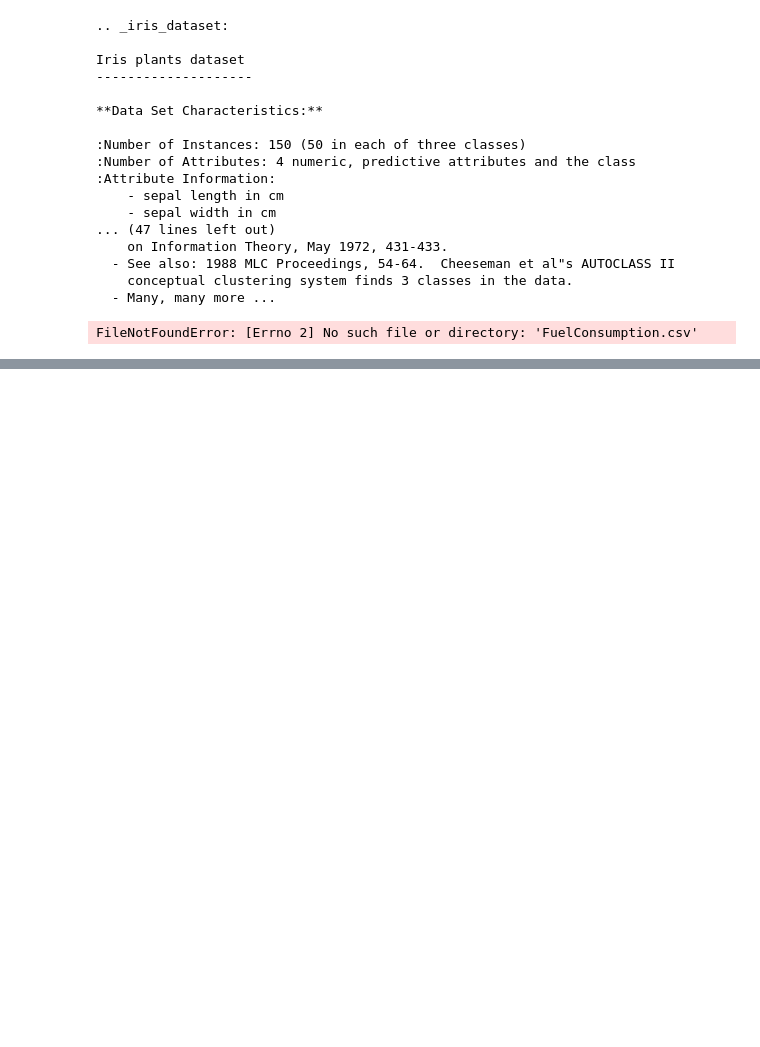
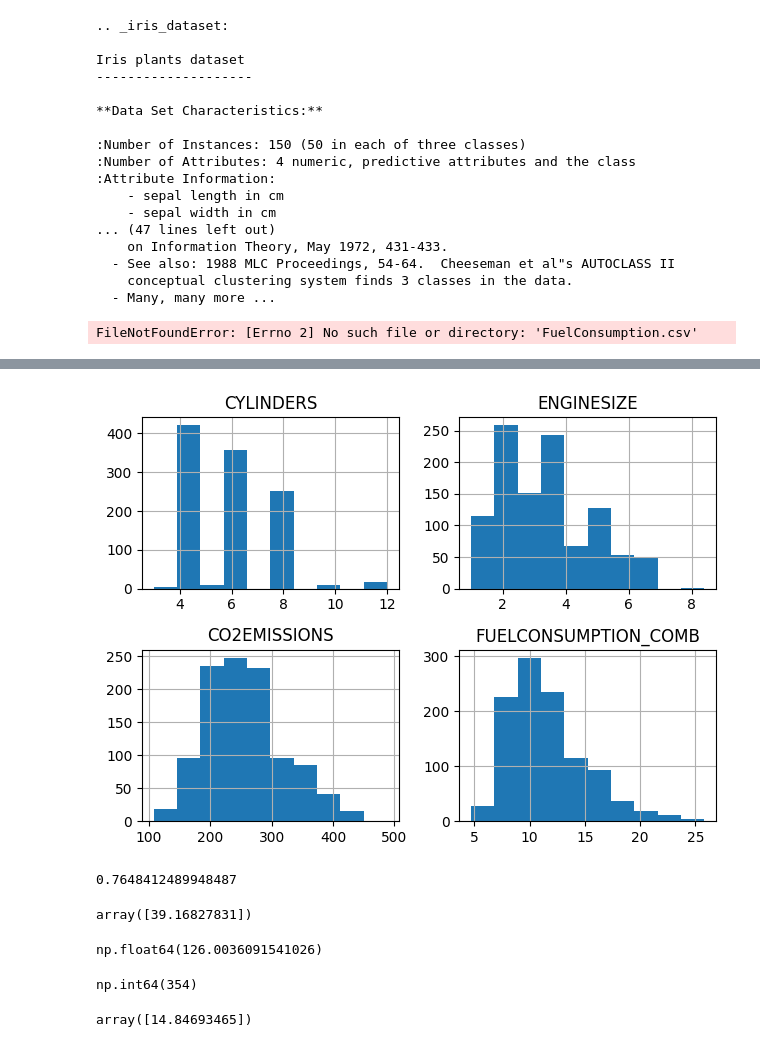
Before and after one commit to nodeswithsumit/BBA-Session, a Jupyter notebook: Mehza.ipynb, the cells around one changed output, grey strips where cells are left out. Saved outputs shown, nothing was run; the diff lists cells and outputs as text; code cells hidden in the pictures; blank space fills up the shorter version.

```diff
--- a/Mehza.ipynb
+++ b/Mehza.ipynb
@@ -96,3 +96,11 @@ data = pd.read_csv('FuelConsumption.csv')
 data.sample(10)
 # %% [output]
 FileNotFoundError: [Errno 2] No such file or directory: 'FuelConsumption.csv'
+# %%
+url = 'https://raw.githubusercontent.com/ibm-ice/Data-Exchange/refs/heads/main/FuelConsumptionCo2.csv'
+import pandas as pd
+
+df = pd.read_csv(url)
+
+# take a look at the dataset
+df.head()
@@ -98,0 +114,3 @@ FileNotFoundError: [Errno 2] No such file or directory: 'FuelConsumption.csv'
+# %%
+cdf = df[['ENGINESIZE','CYLINDERS','FUELCONSUMPTION_COMB','CO2EMISSIONS']]
+cdf.head(9)
@@ -98,0 +128,8 @@ FileNotFoundError: [Errno 2] No such file or directory: 'FuelConsumption.csv'
+# %%
+import matplotlib.pyplot as plt
+viz = cdf[['CYLINDERS','ENGINESIZE','CO2EMISSIONS','FUELCONSUMPTION_COMB']]
+viz.hist()
+plt.tight_layout() # to prevent over lapping of graphs
+plt.show()
+# %% [output]
+[figure, added]
@@ -98,0 +138,39 @@ FileNotFoundError: [Errno 2] No such file or directory: 'FuelConsumption.csv'
+# %%
+X = cdf[['ENGINESIZE']]
+y = cdf['CO2EMISSIONS']
+
+X_train, X_test, y_train, y_test = train_test_split(X, y, test_size=0.33, random_state=42)
+
+# import ml model
+from sklearn.linear_model import LinearRegression
+linmodel = LinearRegression()
+
+# fit model
+linmodel.fit(X_train, y_train)
+
+# predictions
+pred = linmodel.predict(X_test)
+
+#accuracy
+from sklearn.metrics import r2_score
+r2_score(y_test,pred)
+# %% [output]
+0.7648412489948487
+# %%
+linmodel.coef_
+# %% [output]
+array([39.16827831])
+# %%
+linmodel.intercept_
+# %% [output]
+np.float64(126.0036091541026)
+# %%
+y_train.loc[476]
+# %% [output]
+np.int64(354)
+# %%
+# prediction
+
+linmodel.predict([[6.2]]) - 354
+# %% [output]
+array([14.84693465])
```
Also changed, not shown: parts of 4 cells of this notebook.
